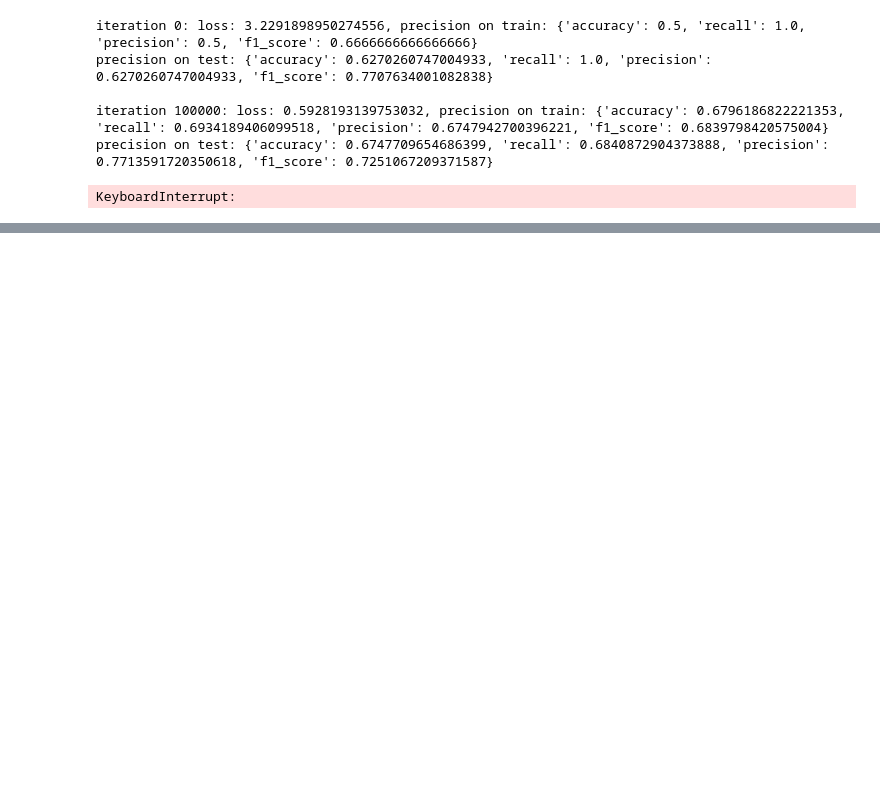
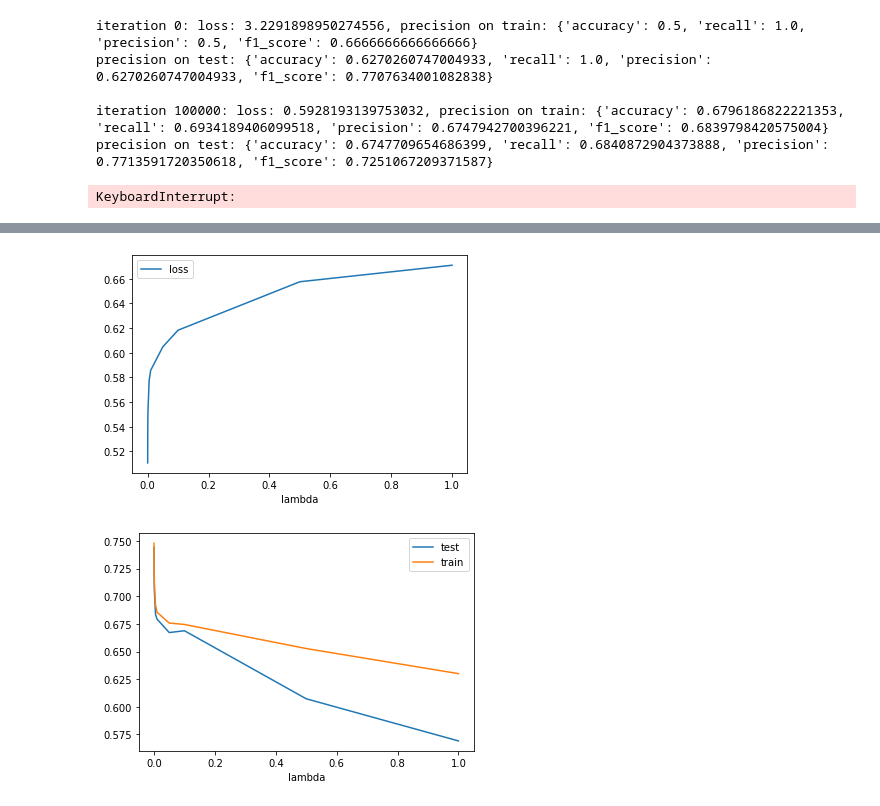
Before and after one commit to Tesa27/ML_project1, a Jupyter notebook: Implementations_v2.ipynb, the cells around one changed output, grey strips where cells are left out. Drawn from its saved outputs; the diff is of its cells as text; code cells hidden in the pictures; blank space fills up the shorter version.

```diff
--- a/Implementations_v2.ipynb
+++ b/Implementations_v2.ipynb
@@ -458,0 +543,14 @@ array([2. , 2.5, 3. ])
+# %%
+df_lambda = new_df[(new_df['gamma']==0.001) & (new_df['d']==3)].sort_values('lambda')
+plt.plot(df_lambda['lambda'], df_lambda['loss'], label='loss')
+plt.xlabel('lambda')
+plt.legend()
+plt.show()
+plt.plot(df_lambda['lambda'], df_lambda['acc_test'], label='test')
+plt.plot(df_lambda['lambda'], df_lambda['acc_train'], label='train')
+plt.xlabel('lambda')
+plt.legend()
+plt.show()
+# %% [output]
+[figure, added]
+[figure, added]
```
Also changed, not shown: parts of 46 cells of this notebook.
